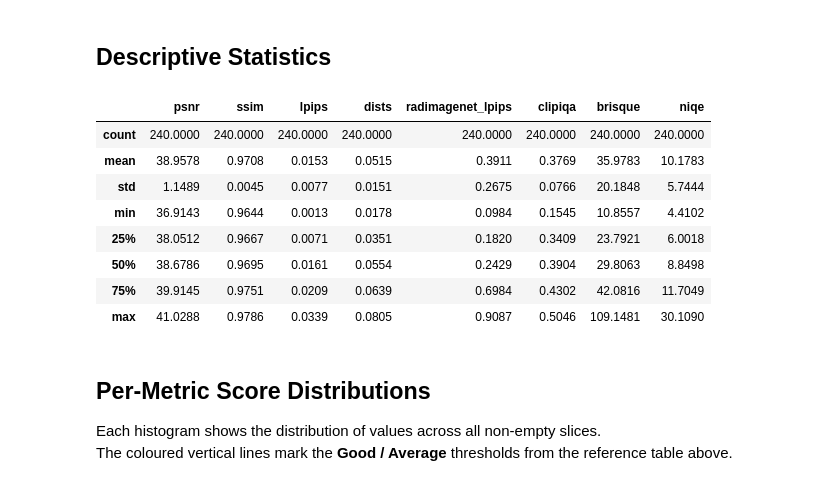
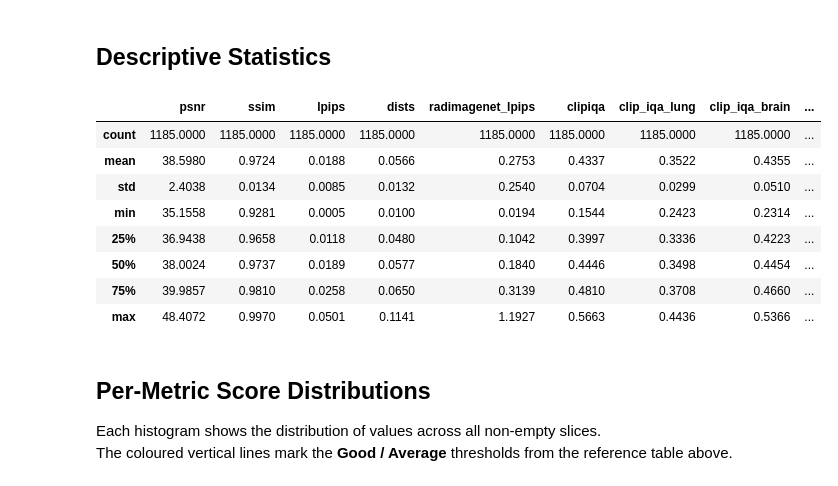
Before and after one commit to glebjan/hka.projektarbeit1.IQA_MRI, a Jupyter notebook: src/evaluation.ipynb, the cells around one changed output. Saved outputs shown, nothing was run; the diff lists cells and outputs as text; code cells hidden in the pictures.

```diff
--- a/src/evaluation.ipynb
+++ b/src/evaluation.ipynb
@@ -49 +54,21 @@ Working directory: /mnt/home/stud-jagl1011/Documents/Projektarbeit_1/framework
+# %%
+# Experiment paths — edit these to evaluate a different image pair.
+# Set TARGET = None for a no-reference (NR-only) evaluation.
+#INPUT  = Path("data/smore/coronal/IXI661-HH-2788-T1/IXI661-HH-2788-T1_smore4.nii.gz")
+#TARGET = Path("data/IXI_test_resampled/IXI661-HH-2788-T1.nii.gz")
+INPUT  = Path("data/smore/coronal/")
+TARGET = Path("data/IXI_test_resampled/")
+
+THRESHOLDS = {
+    "psnr":              [(25, "Bad/Avg", "red"), (33, "Avg/Good", "orange"), (40, "Good/Excel", "green")],
+    "ssim":              [(0.75, "Bad/Avg", "red"), (0.90, "Avg/Good", "orange"), (0.97, "Good/Excel", "green")],
+    "lpips":             [(0.20, "Bad/Avg", "red"), (0.10, "Avg/Good", "orange"), (0.05, "Good/Excel", "green")],
+    "dists":             [(0.25, "Bad/Avg", "red"), (0.12, "Avg/Good", "orange"), (0.05, "Good/Excel", "green")],
+    "radimagenet_lpips": [(0.15, "Bad/Avg", "red"), (0.07, "Avg/Good", "orange"), (0.03, "Good/Excel", "green")],
+    "clipiqa":           [(0.30, "Bad/Avg", "red"), (0.50, "Avg/Good", "orange"), (0.70, "Good/Excel", "green")],
+    "clip_iqa_lung":     [(0.30, "Bad/Avg", "red"), (0.50, "Avg/Good", "orange"), (0.70, "Good/Excel", "green")],
+    "clip_iqa_brain":    [(0.30, "Bad/Avg", "red"), (0.50, "Avg/Good", "orange"), (0.70, "Good/Excel", "green")],
+    "brisque":           [(60, "Bad/Avg", "red"), (30, "Avg/Good", "orange"), (10, "Good/Excel", "green")],
+    "niqe":              [(10, "Bad/Avg", "red"), (4, "Avg/Good", "orange"), (2.5, "Good/Excel", "green")],
+}
 # %%
@@ -62,6 +89,6 @@ Calls `evaluate()` from `main.py`, which:
 4. Returns an `EvaluationResult`; call `result.generate_report()` in the optional block below to write outputs.
 # %%
-result = evaluate()
+result = evaluate(INPUT, TARGET)
 df = result.to_frame()
 
 print(f"Total slices : {len(df)}")
@@ -83,19 +118,38 @@ Non-empty    : 240
 # %% [markdown]
 ## Descriptive Statistics
 # %%
-metric_cols = ["psnr", "ssim", "lpips", "dists", "radimagenet_lpips", "clipiqa", "brisque", "niqe"]
 active = df[~df["is_empty"]]
+
+if active.empty:
+    raise RuntimeError(
+        f"No non-empty slices found. Total rows: {len(df)}. "
+        "Check that INPUT points to a valid image file or directory."
+    )
+
+# Derive metric list from _METRIC_SPECS — automatically includes any future metrics
+# and skips full-reference metrics when no target was available (all-NaN columns).
+metric_cols = [
+    s.name for s in _METRIC_SPECS
+    if s.name in active.columns and active[s.name].notna().any()
+]
+
+if not metric_cols:
+    raise RuntimeError(
+        "All metric columns are NaN — metric computation failed for every slice. "
+        "Check the console output above for per-metric error messages."
+    )
+
 active[metric_cols].describe().round(4)
 # %% [output]
-|  | psnr | ssim | lpips | dists | radimagenet_lpips | clipiqa | brisque | niqe |
-| count | 240.0000 | 240.0000 | 240.0000 | 240.0000 | 240.0000 | 240.0000 | 240.0000 | 240.0000 |
-| mean | 38.9578 | 0.9708 | 0.0153 | 0.0515 | 0.3911 | 0.3769 | 35.9783 | 10.1783 |
-| std | 1.1489 | 0.0045 | 0.0077 | 0.0151 | 0.2675 | 0.0766 | 20.1848 | 5.7444 |
-| min | 36.9143 | 0.9644 | 0.0013 | 0.0178 | 0.0984 | 0.1545 | 10.8557 | 4.4102 |
-| 25% | 38.0512 | 0.9667 | 0.0071 | 0.0351 | 0.1820 | 0.3409 | 23.7921 | 6.0018 |
-| 50% | 38.6786 | 0.9695 | 0.0161 | 0.0554 | 0.2429 | 0.3904 | 29.8063 | 8.8498 |
-| 75% | 39.9145 | 0.9751 | 0.0209 | 0.0639 | 0.6984 | 0.4302 | 42.0816 | 11.7049 |
-| max | 41.0288 | 0.9786 | 0.0339 | 0.0805 | 0.9087 | 0.5046 | 109.1481 | 30.1090 |
+|  | psnr | ssim | lpips | dists | radimagenet_lpips | clipiqa | clip_iqa_lung | clip_iqa_brain | ... |
+| count | 1185.0000 | 1185.0000 | 1185.0000 | 1185.0000 | 1185.0000 | 1185.0000 | 1185.0000 | 1185.0000 | ... |
+| mean | 38.5980 | 0.9724 | 0.0188 | 0.0566 | 0.2753 | 0.4337 | 0.3522 | 0.4355 | ... |
+| std | 2.4038 | 0.0134 | 0.0085 | 0.0132 | 0.2540 | 0.0704 | 0.0299 | 0.0510 | ... |
+| min | 35.1558 | 0.9281 | 0.0005 | 0.0100 | 0.0194 | 0.1544 | 0.2423 | 0.2314 | ... |
+| 25% | 36.9438 | 0.9658 | 0.0118 | 0.0480 | 0.1042 | 0.3997 | 0.3336 | 0.4223 | ... |
+| 50% | 38.0024 | 0.9737 | 0.0189 | 0.0577 | 0.1840 | 0.4446 | 0.3498 | 0.4454 | ... |
+| 75% | 39.9857 | 0.9810 | 0.0258 | 0.0650 | 0.3139 | 0.4810 | 0.3708 | 0.4660 | ... |
+| max | 48.4072 | 0.9970 | 0.0501 | 0.1141 | 1.1927 | 0.5663 | 0.4436 | 0.5366 | ... |
 # %% [markdown]
 ## Per-Metric Score Distributions
 
```
Also changed, not shown: parts of 15 cells of this notebook, 2 other files.
